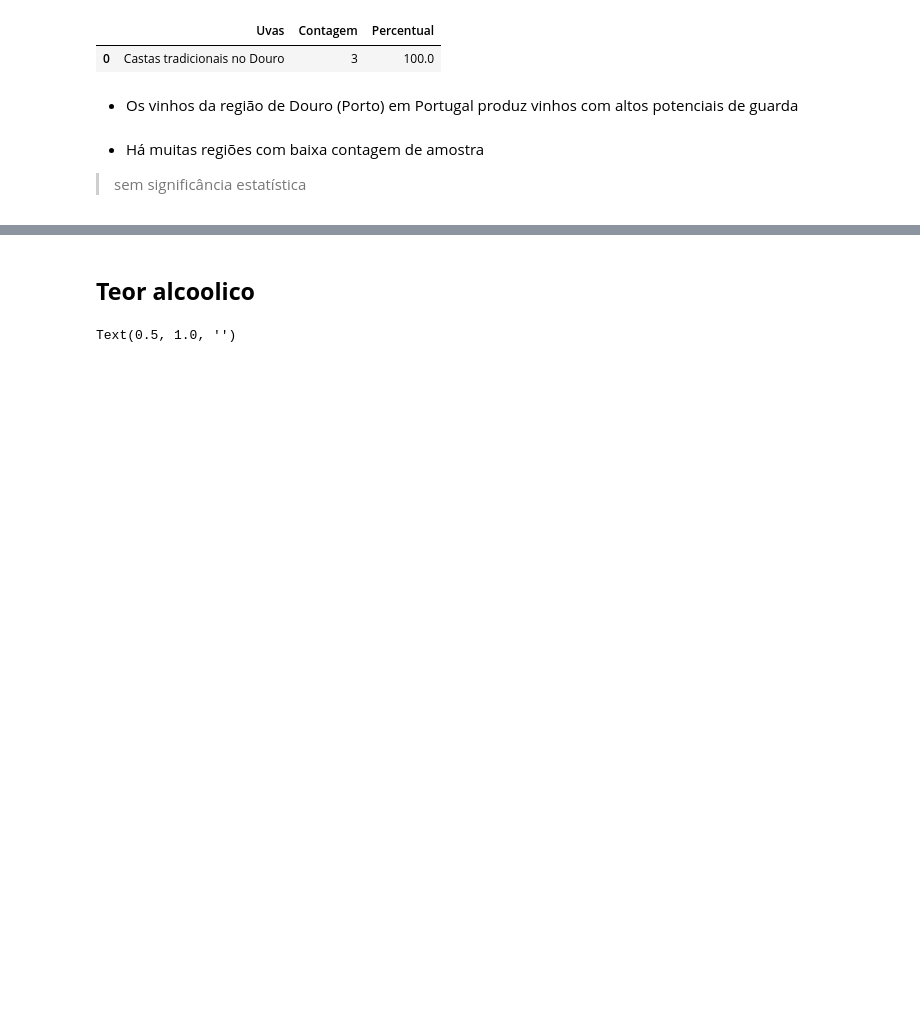
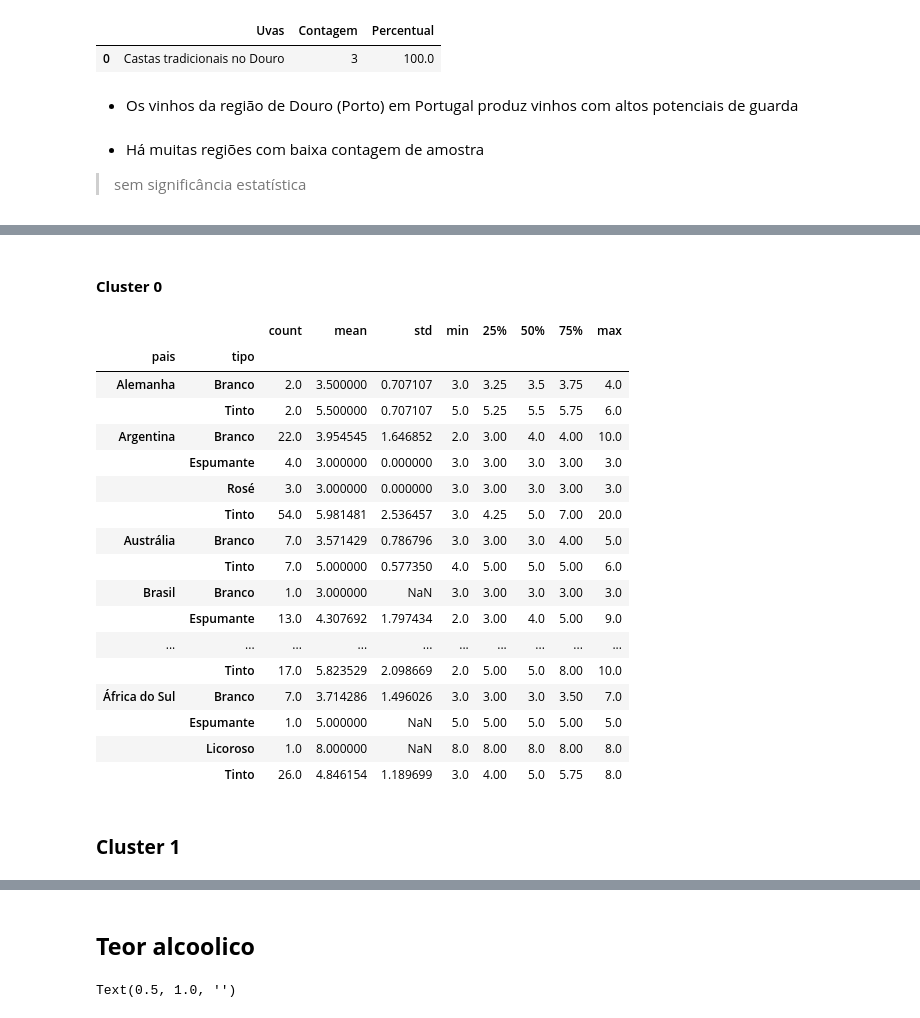
Before and after one commit to andluizsouza/ExE-projects, a Jupyter notebook: WineCase/Wine_EDA.ipynb, the cells around one changed output, grey strips where cells are left out. Saved outputs shown, nothing was run; the diff lists cells and outputs as text; code cells hidden in the pictures; blank space fills up the shorter version.

```diff
--- a/WineCase/WineAnalysis.ipynb
+++ b/WineCase/Wine_EDA.ipynb
@@ -976,0 +1142,4 @@ most_freq
+# %%
+uva_cluster = bag_of_words.copy()
+uva_cluster['Cluster'] = model.labels_
+uva_cluster
@@ -976,0 +1197,26 @@ most_freq
+# %% [markdown]
+#### **Cluster 0**
+# %%
+ii = uva_cluster['Cluster'] == 0
+ficha_df[ii].groupby(['pais', 'tipo'])['potencial_de_guarda_anos'].describe()
+# %% [output]
+|  |  | count | mean | std | min | 25% | 50% | 75% | max |
+| pais | tipo |  |  |  |  |  |  |  |  |
+| Alemanha | Branco | 2.0 | 3.500000 | 0.707107 | 3.0 | 3.25 | 3.5 | 3.75 | 4.0 |
+|  | Tinto | 2.0 | 5.500000 | 0.707107 | 5.0 | 5.25 | 5.5 | 5.75 | 6.0 |
+| Argentina | Branco | 22.0 | 3.954545 | 1.646852 | 2.0 | 3.00 | 4.0 | 4.00 | 10.0 |
+|  | Espumante | 4.0 | 3.000000 | 0.000000 | 3.0 | 3.00 | 3.0 | 3.00 | 3.0 |
+|  | Rosé | 3.0 | 3.000000 | 0.000000 | 3.0 | 3.00 | 3.0 | 3.00 | 3.0 |
+|  | Tinto | 54.0 | 5.981481 | 2.536457 | 3.0 | 4.25 | 5.0 | 7.00 | 20.0 |
+| Austrália | Branco | 7.0 | 3.571429 | 0.786796 | 3.0 | 3.00 | 3.0 | 4.00 | 5.0 |
+|  | Tinto | 7.0 | 5.000000 | 0.577350 | 4.0 | 5.00 | 5.0 | 5.00 | 6.0 |
+| Brasil | Branco | 1.0 | 3.000000 | NaN | 3.0 | 3.00 | 3.0 | 3.00 | 3.0 |
+|  | Espumante | 13.0 | 4.307692 | 1.797434 | 2.0 | 3.00 | 4.0 | 5.00 | 9.0 |
+| ... | ... | ... | ... | ... | ... | ... | ... | ... | ... |
+|  | Tinto | 17.0 | 5.823529 | 2.098669 | 2.0 | 5.00 | 5.0 | 8.00 | 10.0 |
+| África do Sul | Branco | 7.0 | 3.714286 | 1.496026 | 3.0 | 3.00 | 3.0 | 3.50 | 7.0 |
+|  | Espumante | 1.0 | 5.000000 | NaN | 5.0 | 5.00 | 5.0 | 5.00 | 5.0 |
+|  | Licoroso | 1.0 | 8.000000 | NaN | 8.0 | 8.00 | 8.0 | 8.00 | 8.0 |
+|  | Tinto | 26.0 | 4.846154 | 1.189699 | 3.0 | 4.00 | 5.0 | 5.75 | 8.0 |
+# %% [markdown]
+### **Cluster 1**
```
Also changed, not shown: parts of 43 cells of this notebook, 1 other file.
